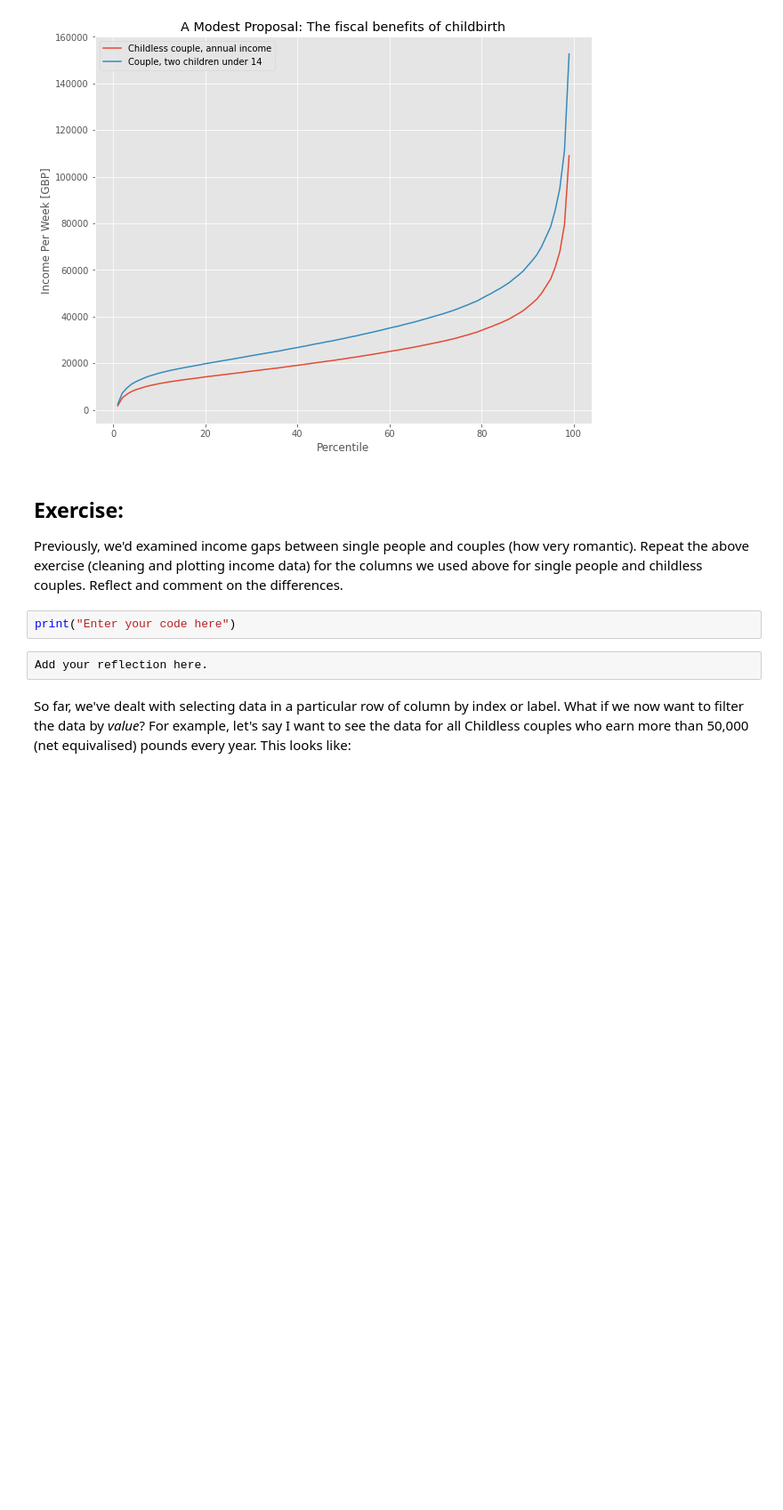
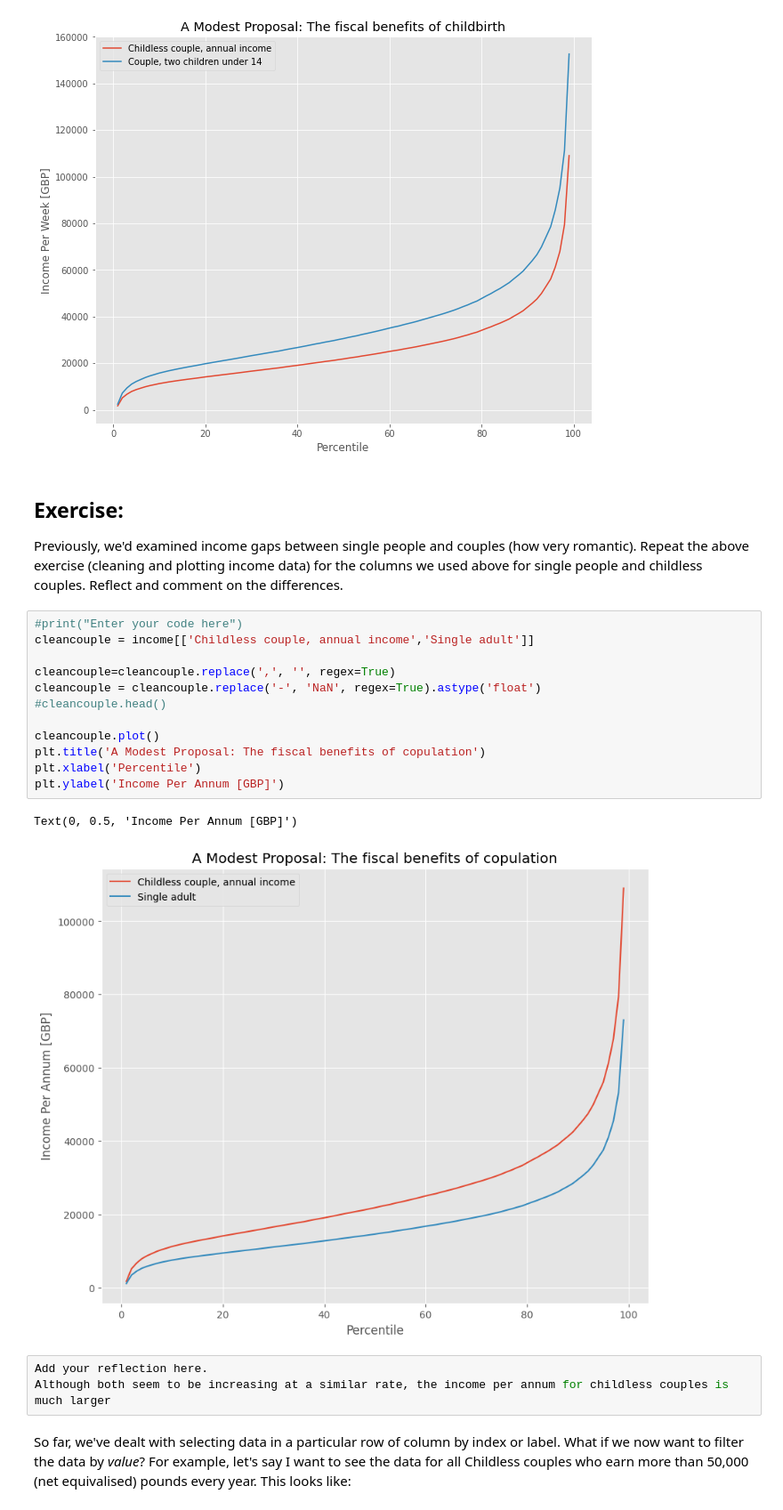
Before and after one commit to yizhenhanucl/QM2, a Jupyter notebook: notebooks/W02. Pandas.ipynb, the cells around one changed output. Shown: that part at 89% size. Cells and saved outputs as stored; diff of their text form; blank space fills up the shorter version.

```diff
--- a/notebooks/W02. Pandas.ipynb
+++ b/notebooks/W02. Pandas.ipynb
@@ -304,10 +318,24 @@ Text(0, 0.5, 'Income Per Week [GBP]')
 ## Exercise:
 
 Previously, we'd examined income gaps between single people and couples (how very romantic). Repeat the above exercise (cleaning and plotting income data) for the columns we used above for single people and childless couples. Reflect and comment on the differences.
-# %%
-print("Enter your code here")
-# %%
-Add your reflection here.
+# %%
+#print("Enter your code here")
+cleancouple = income[['Childless couple, annual income','Single adult']]
+
+cleancouple=cleancouple.replace(',', '', regex=True)
+cleancouple = cleancouple.replace('-', 'NaN', regex=True).astype('float')
+#cleancouple.head()
+
+cleancouple.plot()
+plt.title('A Modest Proposal: The fiscal benefits of copulation')
+plt.xlabel('Percentile')
+plt.ylabel('Income Per Annum [GBP]')
+# %% [output]
+Text(0, 0.5, 'Income Per Annum [GBP]')
+[figure, added]
+# %%
+Add your reflection here.
+Although both seem to be increasing at a similar rate, the income per annum for childless couples is much larger
 # %% [markdown]
 So far, we've dealt with selecting data in a particular row of column by index or label. What if we now want to filter the data by *value*? For example, let's say I want to see the data for all Childless couples who earn more than 50,000 (net equivalised) pounds every year. This looks like:
 # %%
```
Also changed, not shown: parts of 5 cells of this notebook.
